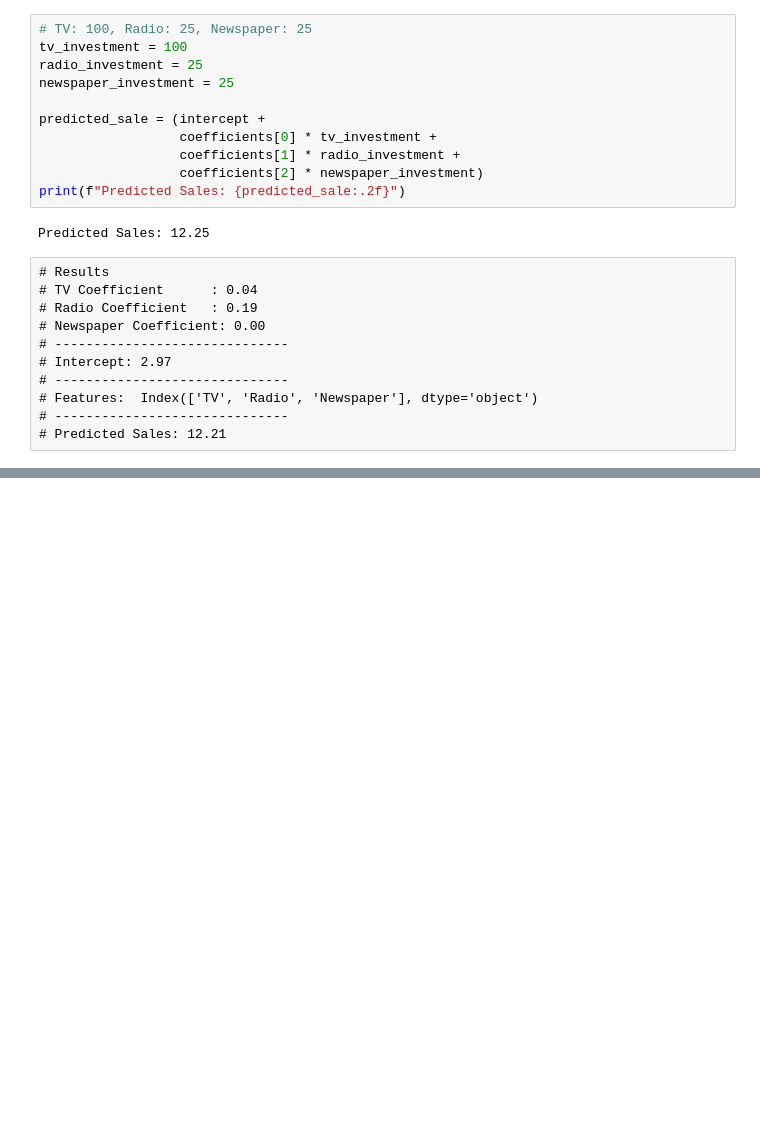
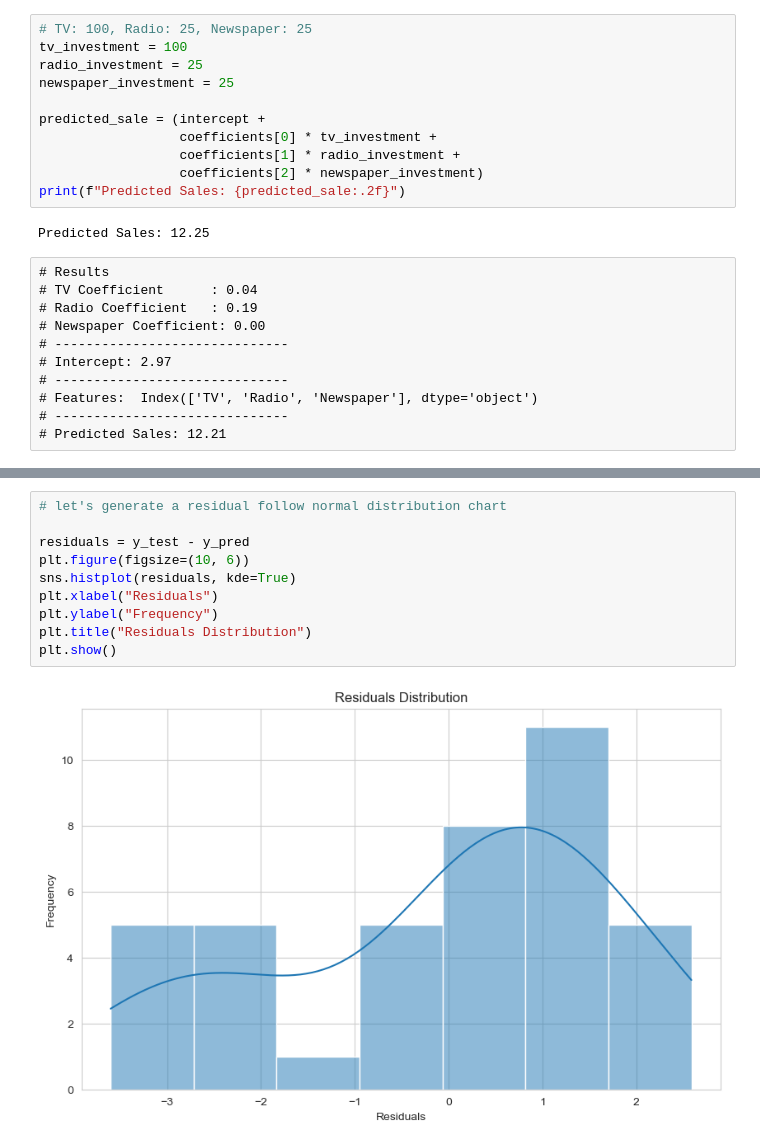
Before and after one commit to cevheri/ai-ml-train, a Jupyter notebook: Assignment/advertising - Multiple Linear Regression/advertising.ipynb, the cells around one changed output, grey strips where cells are left out. Drawn from its saved outputs; the diff is of its cells as text; blank space fills up the shorter version.

```diff
--- a/Assignment/advertising - Multiple Linear Regression/advertising.ipynb
+++ b/Assignment/advertising - Multiple Linear Regression/advertising.ipynb
@@ -189,0 +202,12 @@ Predicted Sales: 12.25
+# %%
+# let's generate a residual follow normal distribution chart
+
+residuals = y_test - y_pred
+plt.figure(figsize=(10, 6))
+sns.histplot(residuals, kde=True)
+plt.xlabel("Residuals")
+plt.ylabel("Frequency")
+plt.title("Residuals Distribution")
+plt.show()
+# %% [output]
+[figure, added]
```
Also changed, not shown: parts of 1 cell of this notebook, 1 other file.
